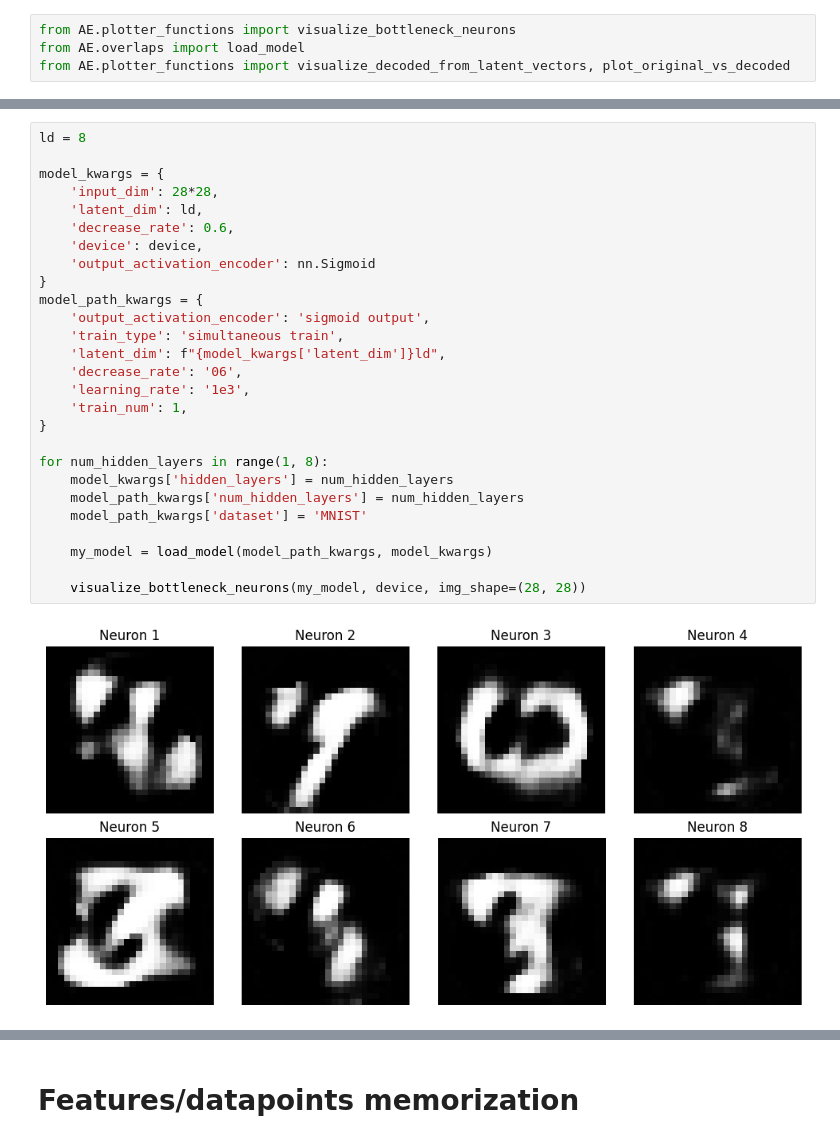
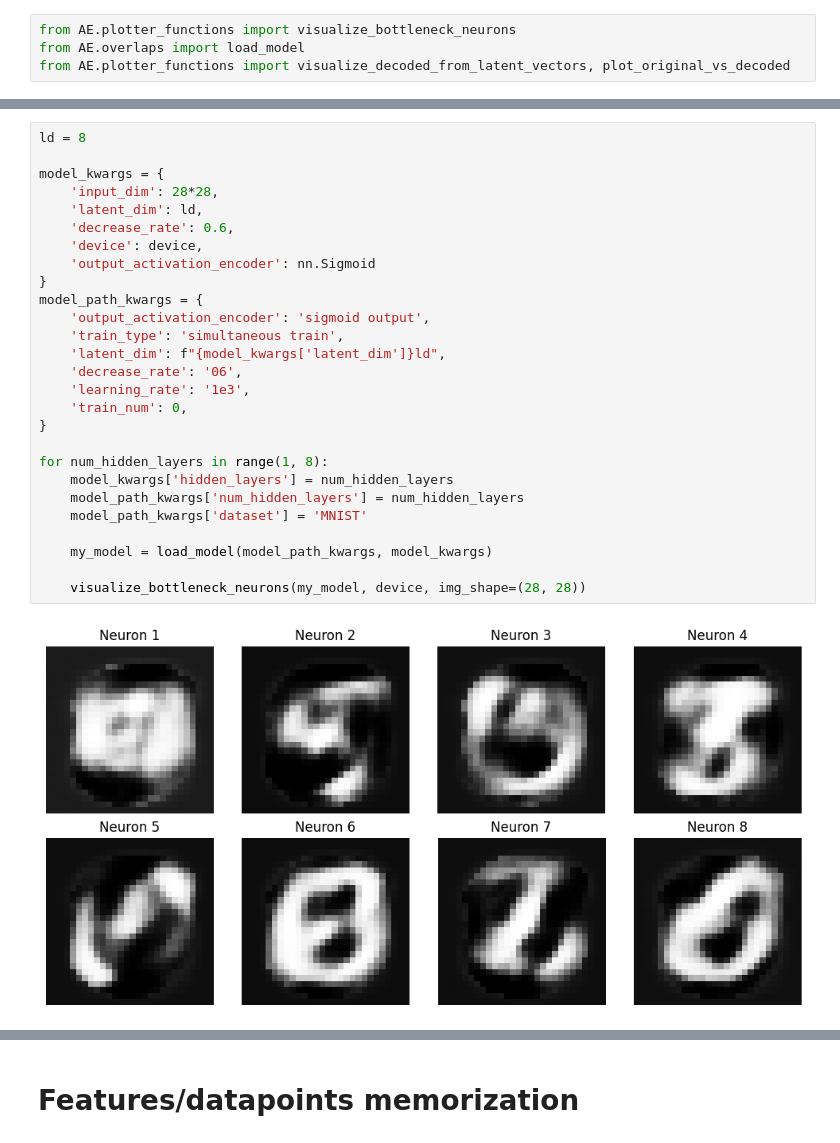
Before and after one commit to EnricoFrau/Autoencoders-Abstraction, a Jupyter notebook: notebooks/overlap_analysis.ipynb, the cells around one changed output, grey strips where cells are left out. Cells and saved outputs as stored; diff of their text form.

```diff
--- a/notebooks/overlap_analysis.ipynb
+++ b/notebooks/overlap_analysis.ipynb
@@ -405,29 +405,29 @@ plot_original_vs_decoded(model, val_loader_MNIST, device=device)
 # %%
 ld = 8
 
 model_kwargs = {
     'input_dim': 28*28,
     'latent_dim': ld,
     'decrease_rate': 0.6,
     'device': device,
     'output_activation_encoder': nn.Sigmoid
 }
 model_path_kwargs = {
     'output_activation_encoder': 'sigmoid output',
     'train_type': 'simultaneous train',
     'latent_dim': f"{model_kwargs['latent_dim']}ld",
     'decrease_rate': '06',
     'learning_rate': '1e3',
-    'train_num': 1,
+    'train_num': 0,
 }
 
 for num_hidden_layers in range(1, 8):
     model_kwargs['hidden_layers'] = num_hidden_layers
     model_path_kwargs['num_hidden_layers'] = num_hidden_layers
     model_path_kwargs['dataset'] = 'MNIST'
 
     my_model = load_model(model_path_kwargs, model_kwargs)
 
     visualize_bottleneck_neurons(my_model, device, img_shape=(28, 28))
 # %% [output]
-[figure, old version]
+[figure, new version]
```
Also changed, not shown: parts of 9 cells of this notebook, 15 other files.
